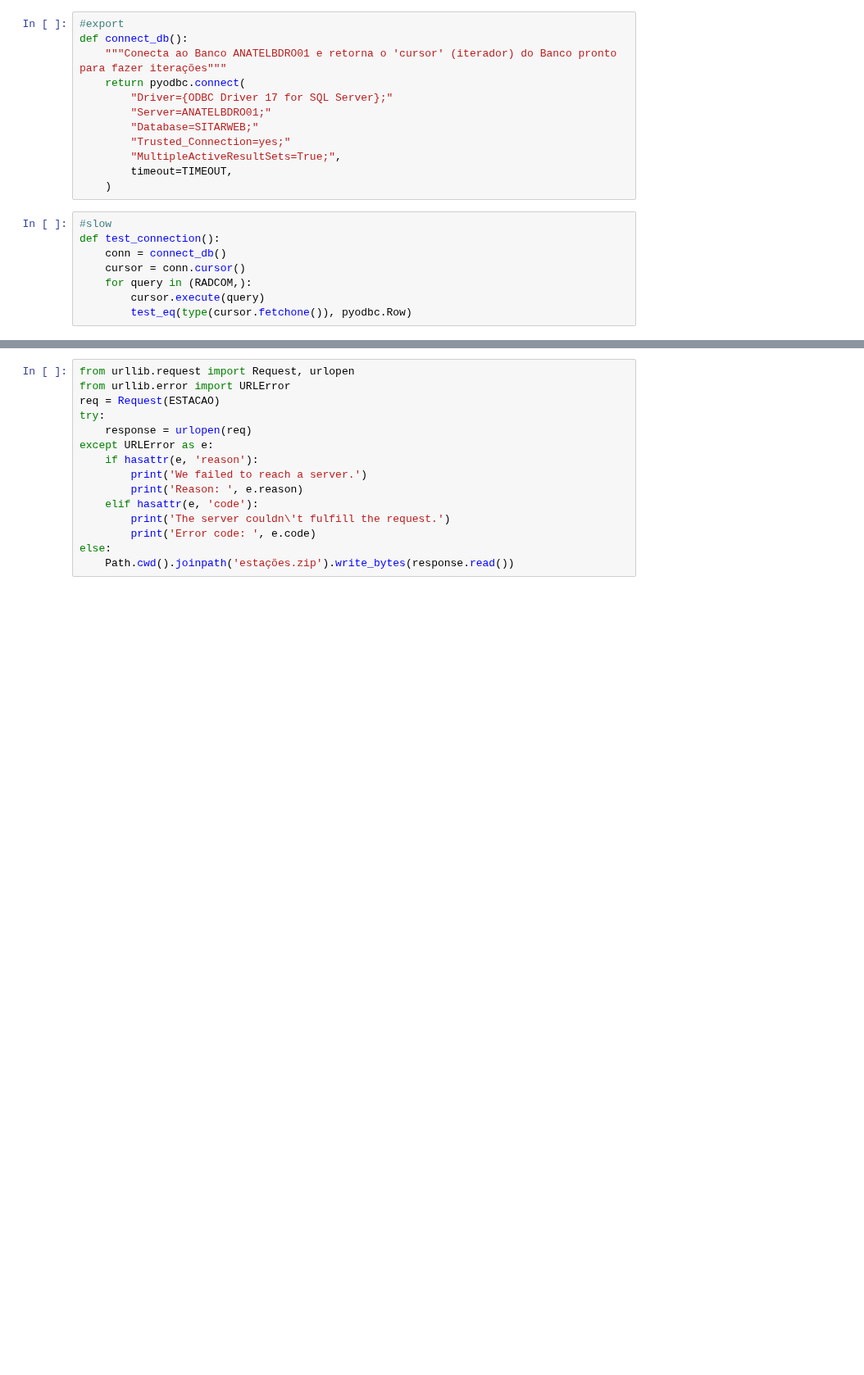
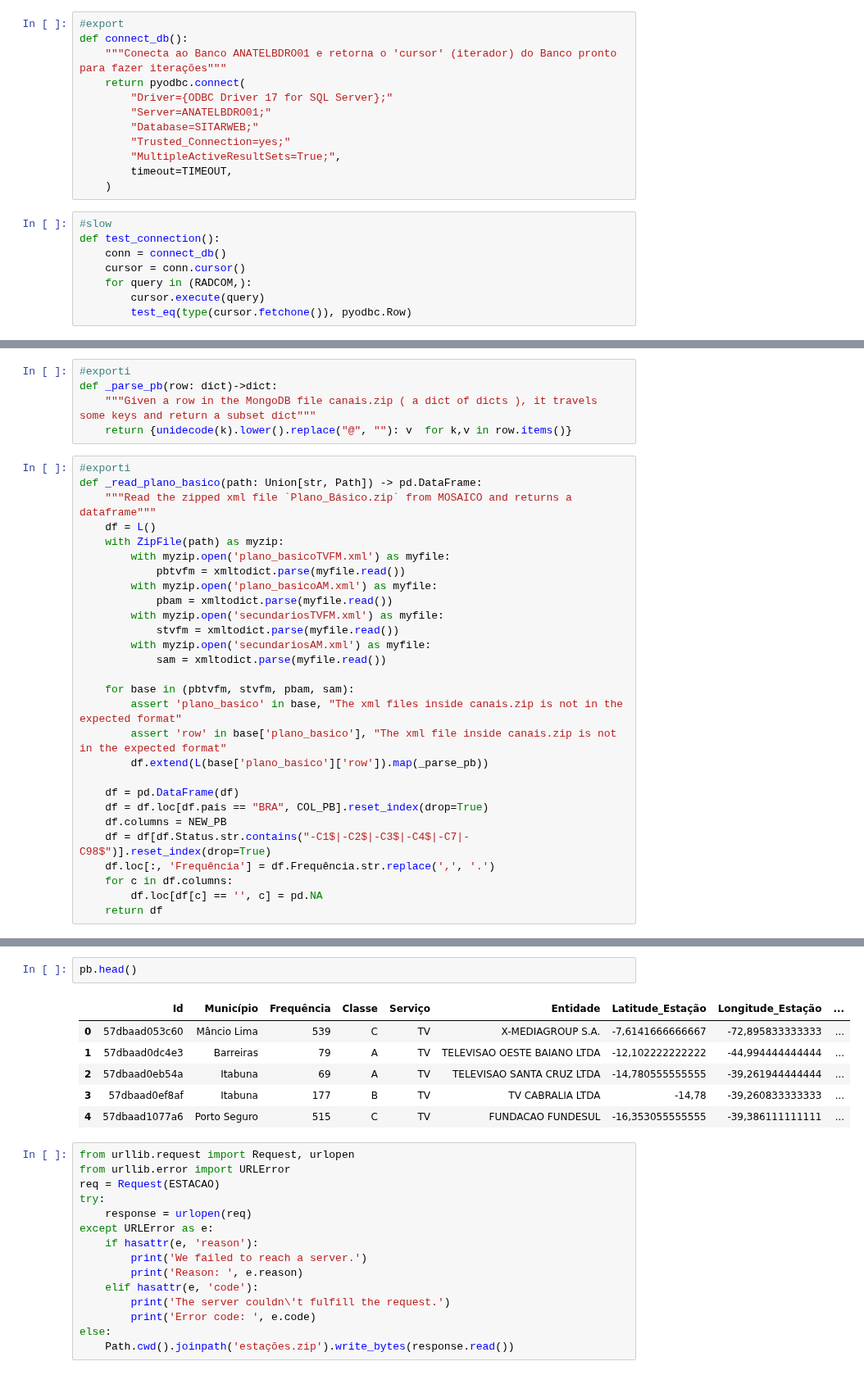
Before and after one commit to ronaldokun/anateldb, a Jupyter notebook: nbs/query.ipynb, the cells around one changed output, grey strips where cells are left out. Shown at 82% size. Saved outputs shown, nothing was run; the diff lists cells and outputs as text; blank space fills up the shorter version.

```diff
--- a/nbs/query.ipynb
+++ b/nbs/query.ipynb
@@ -132,0 +104,33 @@ def _read_plano_basico(path: Union[str, Path]) -> pd.DataFrame:
+# %%
+#exporti
+def _parse_pb(row: dict)->dict:
+    """Given a row in the MongoDB file canais.zip ( a dict of dicts ), it travels some keys and return a subset dict"""
+    return {unidecode(k).lower().replace("@", ""): v  for k,v in row.items()}
+# %%
+#exporti
+def _read_plano_basico(path: Union[str, Path]) -> pd.DataFrame:
+    """Read the zipped xml file `Plano_Básico.zip` from MOSAICO and returns a dataframe"""
+    df = L()
+    with ZipFile(path) as myzip:
+        with myzip.open('plano_basicoTVFM.xml') as myfile:
+            pbtvfm = xmltodict.parse(myfile.read())
+        with myzip.open('plano_basicoAM.xml') as myfile:
+            pbam = xmltodict.parse(myfile.read())
+        with myzip.open('secundariosTVFM.xml') as myfile:
+            stvfm = xmltodict.parse(myfile.read())
+        with myzip.open('secundariosAM.xml') as myfile:
+            sam = xmltodict.parse(myfile.read())
+
+    for base in (pbtvfm, stvfm, pbam, sam):
+        assert 'plano_basico' in base, "The xml files inside canais.zip is not in the expected format"
+        assert 'row' in base['plano_basico'], "The xml file inside canais.zip is not in the expected format"
+        df.extend(L(base['plano_basico']['row']).map(_parse_pb))
+
+    df = pd.DataFrame(df)
+    df = df.loc[df.pais == "BRA", COL_PB].reset_index(drop=True)
+    df.columns = NEW_PB
+    df = df[df.Status.str.contains("-C1$|-C2$|-C3$|-C4$|-C7|-C98$")].reset_index(drop=True)
+    df.loc[:, 'Frequência'] = df.Frequência.str.replace(',', '.')
+    for c in df.columns:
+        df.loc[df[c] == '', c] = pd.NA
+    return df
@@ -133,3 +301,12 @@ def _read_plano_basico(path: Union[str, Path]) -> pd.DataFrame:
+# %%
+pb.head()
+# %% [output]
+|  | Id | Município | Frequência | Classe | Serviço | Entidade | Latitude_Estação | Longitude_Estação | ... |
+| 0 | 57dbaad053c60 | Mâncio Lima | 539 | C | TV | X-MEDIAGROUP S.A. | -7,6141666666667 | -72,895833333333 | ... |
+| 1 | 57dbaad0dc4e3 | Barreiras | 79 | A | TV | TELEVISAO OESTE BAIANO LTDA | -12,102222222222 | -44,994444444444 | ... |
+| 2 | 57dbaad0eb54a | Itabuna | 69 | A | TV | TELEVISAO SANTA CRUZ LTDA | -14,780555555555 | -39,261944444444 | ... |
+| 3 | 57dbaad0ef8af | Itabuna | 177 | B | TV | TV CABRALIA LTDA | -14,78 | -39,260833333333 | ... |
+| 4 | 57dbaad1077a6 | Porto Seguro | 515 | C | TV | FUNDACAO FUNDESUL | -16,353055555555 | -39,386111111111 | ... |
 # %%
 from urllib.request import Request, urlopen
 from urllib.error import URLError
```
Also changed, not shown: parts of 43 cells of this notebook, 20 other files.
